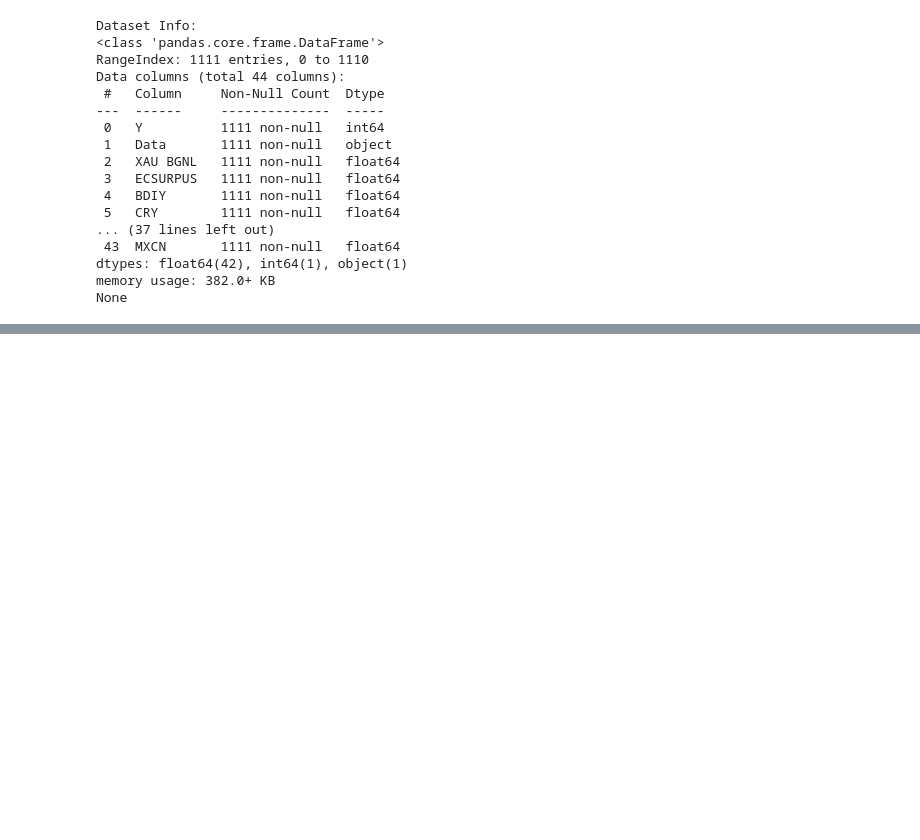
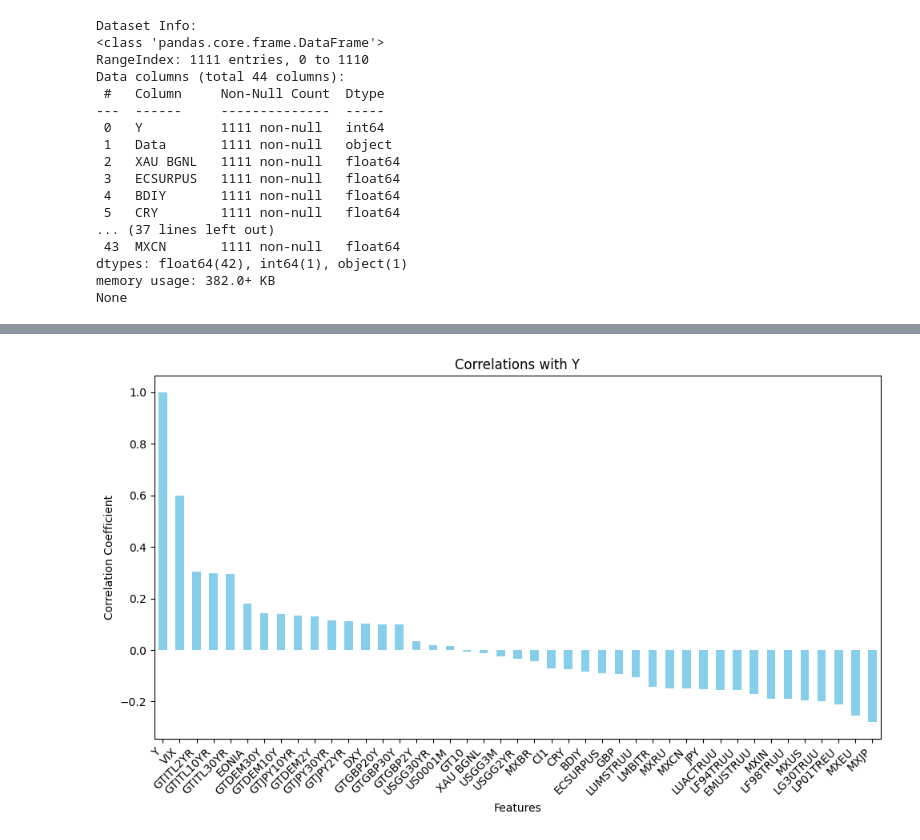
Before and after one commit to pc9350/Market-Anomaly-Detection, a Jupyter notebook: MAD.ipynb, the cells around one changed output, grey strips where cells are left out. Cells and saved outputs as stored; diff of their text form; code cells hidden in the pictures; blank space fills up the shorter version.

```diff
--- a/MAD.ipynb
+++ b/MAD.ipynb
@@ -117,0 +115,12 @@ Day 223: No crash predicted. Continue with standard investment strategies.
+# %%
+correlations = numeric_columns.corr()['Y'].sort_values(ascending=False)
+plt.figure(figsize=(10, 6))
+correlations.plot(kind='bar', color='skyblue')
+plt.title('Correlations with Y')
+plt.ylabel('Correlation Coefficient')
+plt.xlabel('Features')
+plt.xticks(rotation=45, ha='right')
+plt.tight_layout()
+plt.show()
+# %% [output]
+[figure, added]
```
Also changed, not shown: parts of 25 cells of this notebook.
